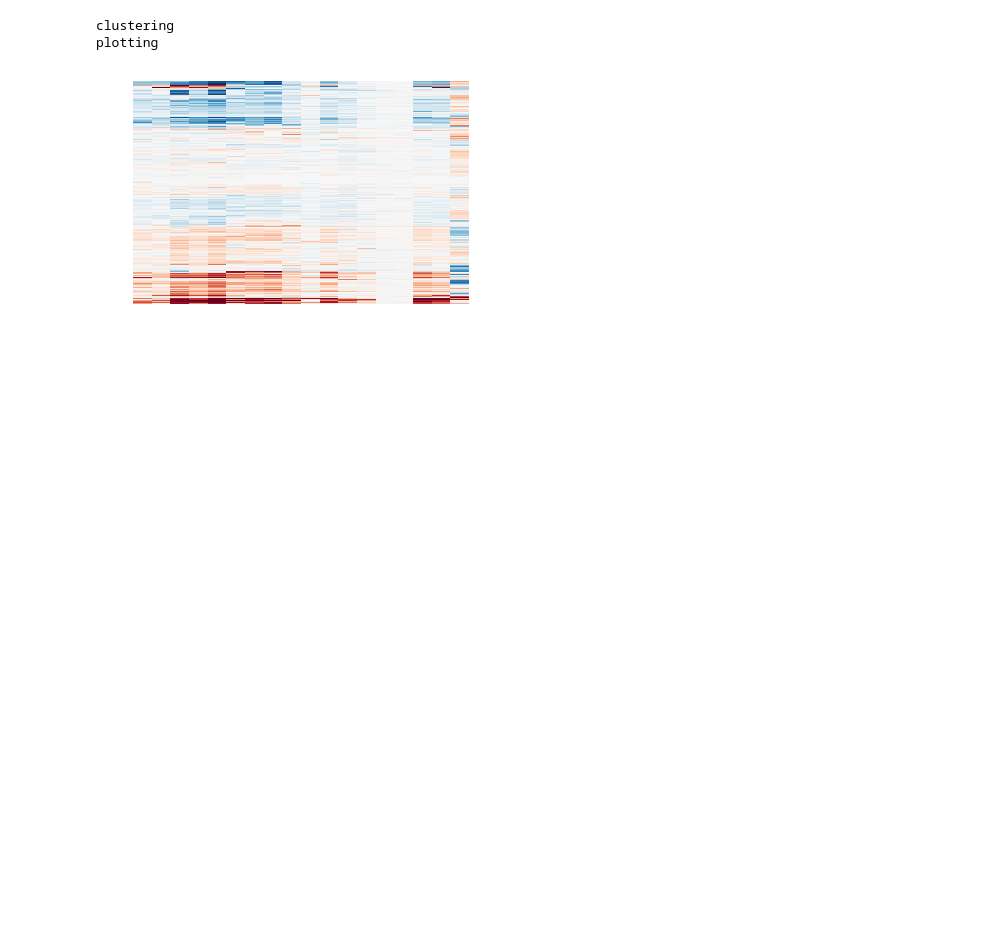
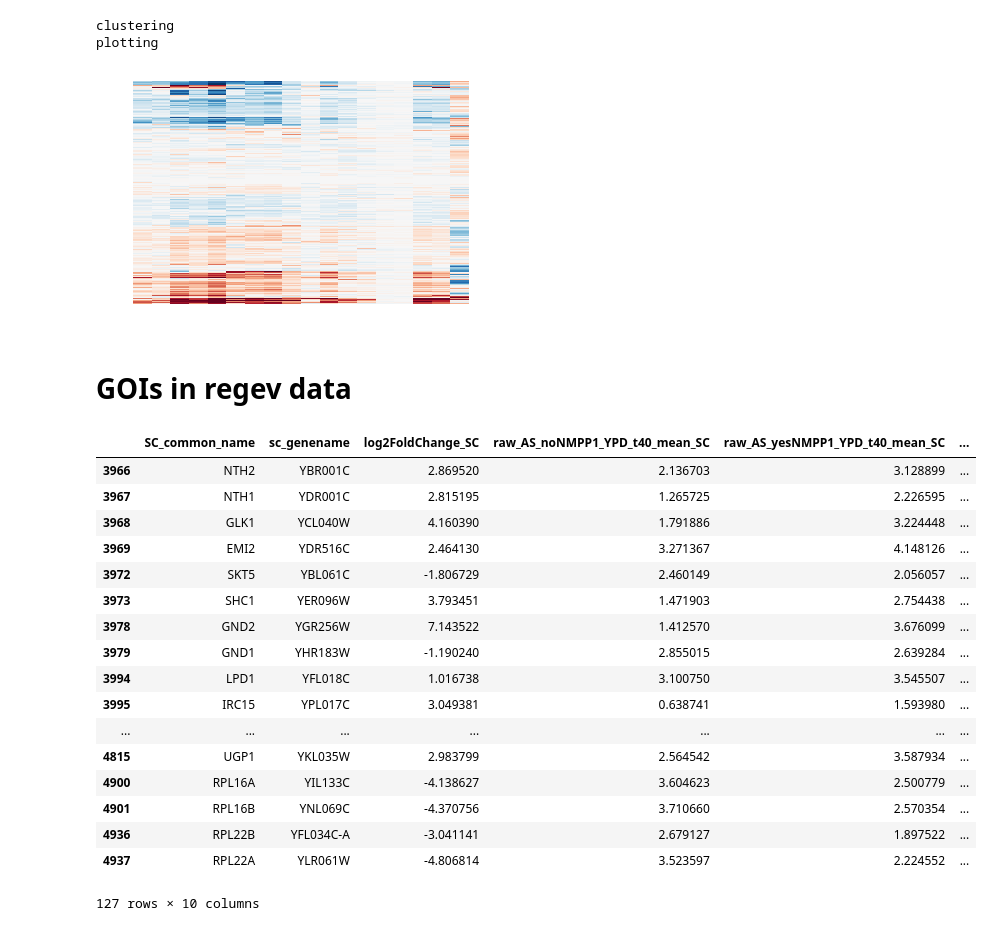
Before and after one commit to heineike02/yeast_esr_expression_analysis, a Jupyter notebook: scripts/20161118_PKA_Inhibition_V_other_conditions.ipynb, the cells around one changed output. Drawn from its saved outputs; the diff is of its cells as text; code cells hidden in the pictures; blank space fills up the shorter version.

```diff
--- a/scripts/20161118_PKA_Inhibition_V_other_conditions.ipynb
+++ b/scripts/20161118_PKA_Inhibition_V_other_conditions.ipynb
@@ -419,3 +455,5 @@ plt.savefig('C:\Users\Ben\Google Drive\UCSF\ElSamad_Lab\Lab Meeting\\20161118\SC
 clustering
 plotting
 [figure]
+# %% [markdown]
+# GOIs in regev data
@@ -421,0 +463,23 @@ plotting
+# %%
+#Load goi_data
+goi_data = pd.read_csv(data_processing_dir + os.path.normpath('20170817_klscpka/goi_data.csv'), index_col=0)
+goi_data
+# %% [output]
+|  | SC_common_name | sc_genename | log2FoldChange_SC | raw_AS_noNMPP1_YPD_t40_mean_SC | raw_AS_yesNMPP1_YPD_t40_mean_SC | ... |
+| 3966 | NTH2 | YBR001C | 2.869520 | 2.136703 | 3.128899 | ... |
+| 3967 | NTH1 | YDR001C | 2.815195 | 1.265725 | 2.226595 | ... |
+| 3968 | GLK1 | YCL040W | 4.160390 | 1.791886 | 3.224448 | ... |
+| 3969 | EMI2 | YDR516C | 2.464130 | 3.271367 | 4.148126 | ... |
+| 3972 | SKT5 | YBL061C | -1.806729 | 2.460149 | 2.056057 | ... |
+| 3973 | SHC1 | YER096W | 3.793451 | 1.471903 | 2.754438 | ... |
+| 3978 | GND2 | YGR256W | 7.143522 | 1.412570 | 3.676099 | ... |
+| 3979 | GND1 | YHR183W | -1.190240 | 2.855015 | 2.639284 | ... |
+| 3994 | LPD1 | YFL018C | 1.016738 | 3.100750 | 3.545507 | ... |
+| 3995 | IRC15 | YPL017C | 3.049381 | 0.638741 | 1.593980 | ... |
+| ... | ... | ... | ... | ... | ... | ... |
+| 4815 | UGP1 | YKL035W | 2.983799 | 2.564542 | 3.587934 | ... |
+| 4900 | RPL16A | YIL133C | -4.138627 | 3.604623 | 2.500779 | ... |
+| 4901 | RPL16B | YNL069C | -4.370756 | 3.710660 | 2.570354 | ... |
+| 4936 | RPL22B | YFL034C-A | -3.041141 | 2.679127 | 1.897522 | ... |
+| 4937 | RPL22A | YLR061W | -4.806814 | 3.523597 | 2.224552 | ... |
+127 rows × 10 columns
```
Also changed, not shown: parts of 12 cells of this notebook, 11 other files.
